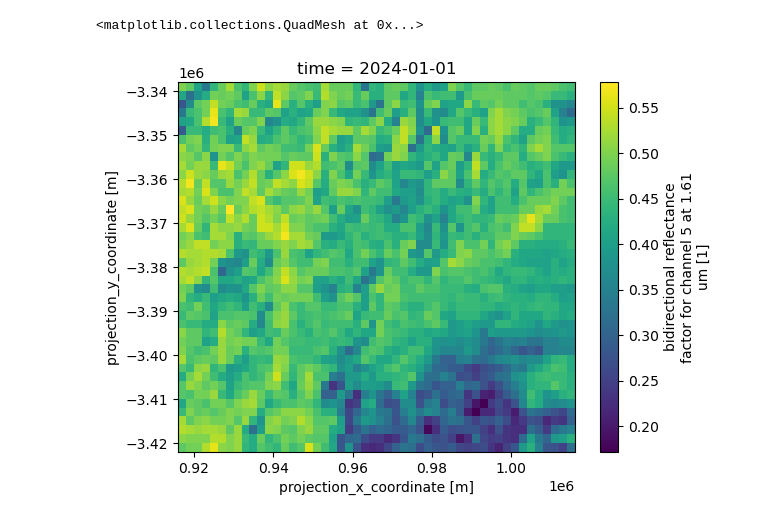
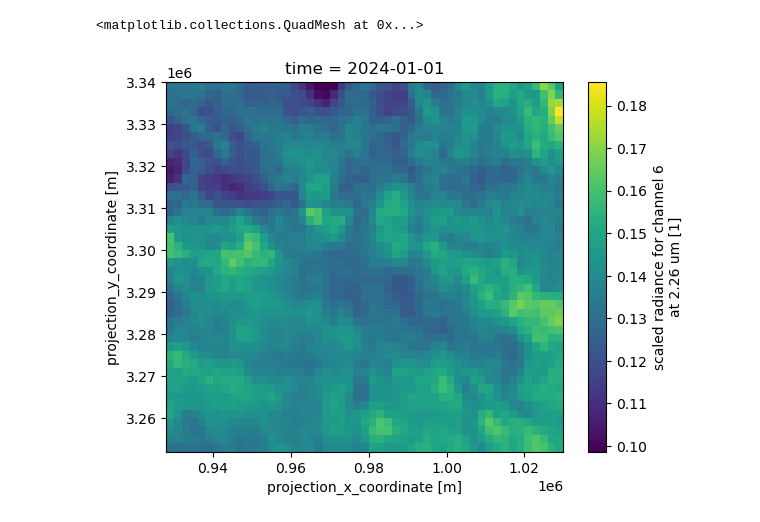
Before and after one commit to cdoedens/solar-nowcast, a Jupyter notebook: sat_preprocess.ipynb, the cells around one changed output. Saved outputs shown, nothing was run; the diff lists cells and outputs as text; code cells hidden in the pictures.

```diff
--- a/sat_preprocess.ipynb
+++ b/sat_preprocess.ipynb
@@ -26,0 +11,7 @@ ds_reg = get_sat_reg(ancil, ds, lat_min=-34, lat_max=-33, lon_min=151, lon_max=1
+# %%
+start = datetime(2024, 1, 1)
+end   = datetime(2024, 1, 2)
+lat_min, lat_max, lon_min, lon_max = 32, 33, 151, 152
+channel='B06'
+
+ds = sat_preprocess.read_himawari_channel('B06', start, end, lat_min, lat_max, lon_min, lon_max)
@@ -27,5 +74,5 @@ ds_reg = get_sat_reg(ancil, ds, lat_min=-34, lat_max=-33, lon_min=151, lon_max=1
 # %%
-ds_reg.isel(time=0).channel_0005_brf.plot()
+ds.isel(time=0).channel_0006_scaled_radiance.plot()
 # %% [output]
 <matplotlib.collections.QuadMesh at 0x...>
-[figure, old version]
+[figure, new version]
```
Also changed, not shown: parts of 10 cells of this notebook, 1 other file.
